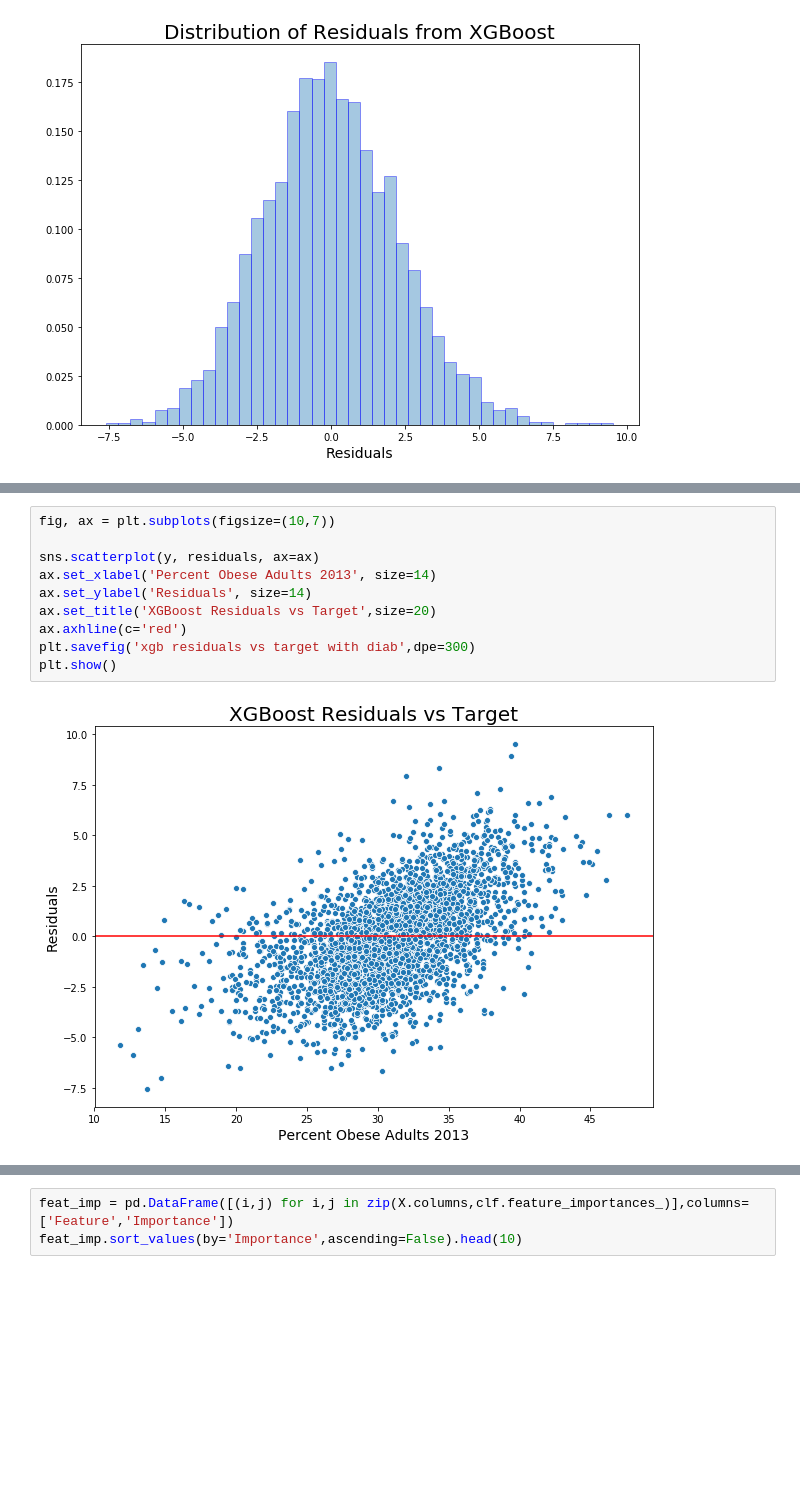
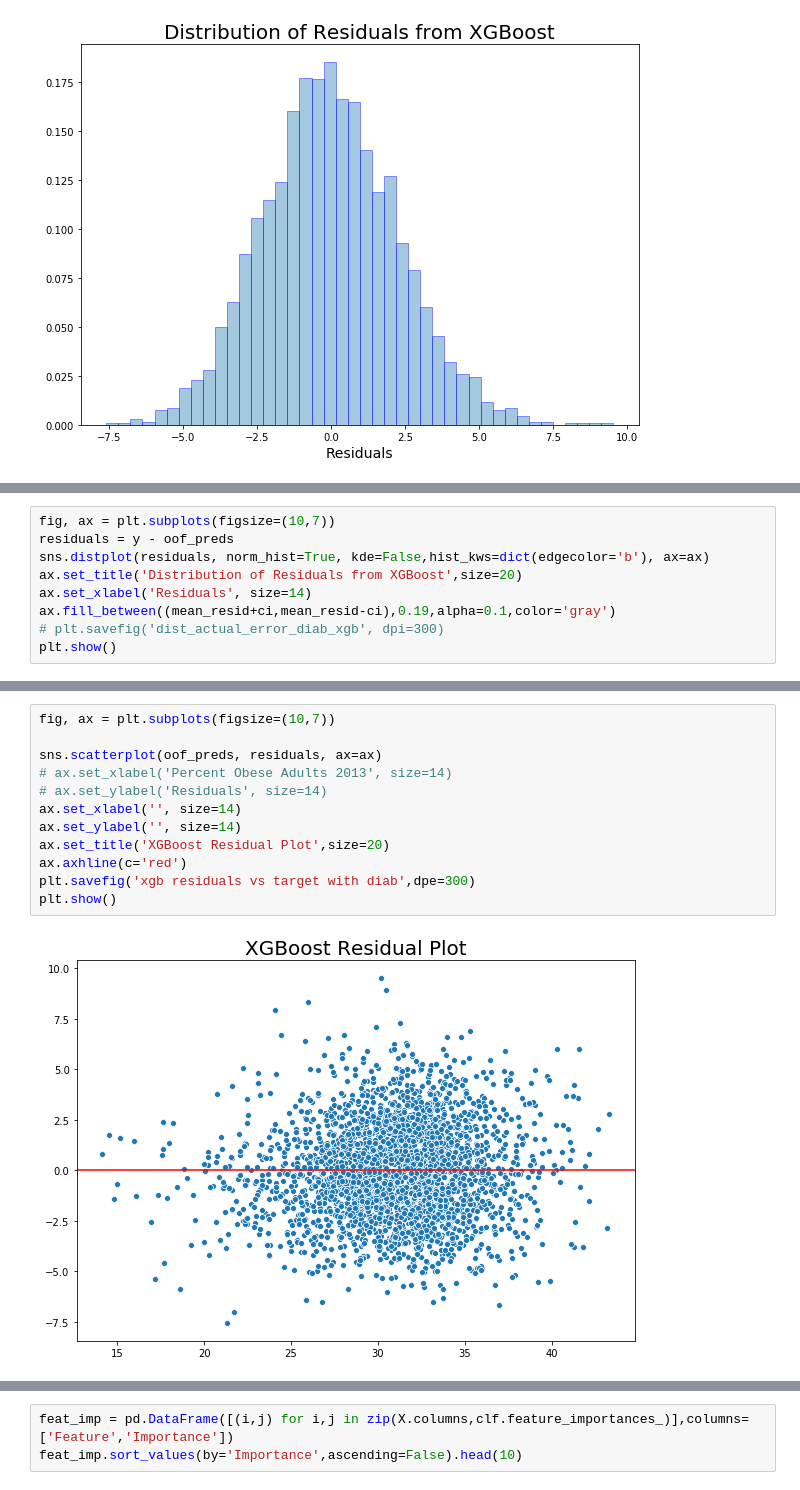
Before and after one commit to tadtenacious/usda_proj, a Jupyter notebook: Model Exploration with Diabetes xg.ipynb, the cells around one changed output, grey strips where cells are left out. Drawn from its saved outputs; the diff is of its cells as text; blank space fills up the shorter version.

```diff
--- a/Model Exploration with Diabetes xg.ipynb
+++ b/Model Exploration with Diabetes xg.ipynb
@@ -84,0 +98,9 @@ plt.show()
+# %%
+fig, ax = plt.subplots(figsize=(10,7))
+residuals = y - oof_preds
+sns.distplot(residuals, norm_hist=True, kde=False,hist_kws=dict(edgecolor='b'), ax=ax)
+ax.set_title('Distribution of Residuals from XGBoost',size=20)
+ax.set_xlabel('Residuals', size=14)
+ax.fill_between((mean_resid+ci,mean_resid-ci),0.19,alpha=0.1,color='gray')
+# plt.savefig('dist_actual_error_diab_xgb', dpi=300)
+plt.show()
@@ -85,15 +109,17 @@ plt.show()
 # %%
 fig, ax = plt.subplots(figsize=(10,7))
 
-sns.scatterplot(y, residuals, ax=ax)
-ax.set_xlabel('Percent Obese Adults 2013', size=14)
-ax.set_ylabel('Residuals', size=14)
-ax.set_title('XGBoost Residuals vs Target',size=20)
+sns.scatterplot(oof_preds, residuals, ax=ax)
+# ax.set_xlabel('Percent Obese Adults 2013', size=14)
+# ax.set_ylabel('Residuals', size=14)
+ax.set_xlabel('', size=14)
+ax.set_ylabel('', size=14)
+ax.set_title('XGBoost Residual Plot',size=20)
 ax.axhline(c='red')
 plt.savefig('xgb residuals vs target with diab',dpe=300)
 plt.show()
 # %% [output]
-[figure, old version]
+[figure, new version]
 # %%
 fig, ax = plt.subplots(figsize=(10,7))
 
```
Also changed, not shown: parts of 10 cells of this notebook.
